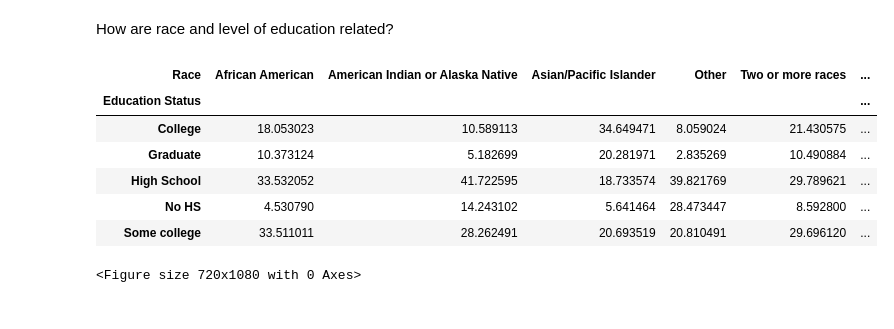
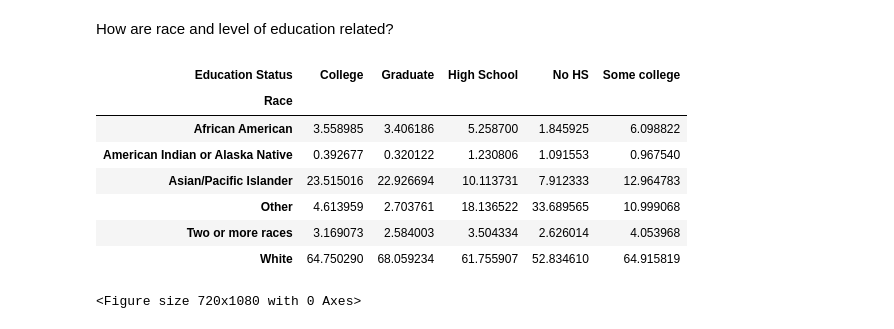
Before and after one commit to ds-modules/CP-113A, a Jupyter notebook: Final-Notebook2.ipynb, the cells around one changed output. Drawn from its saved outputs; the diff is of its cells as text; code cells hidden in the pictures.

```diff
--- a/Final-Notebook2.ipynb
+++ b/Final-Notebook2.ipynb
@@ -683,16 +683,17 @@ The long tail in our violin plots mean that there are some people whose income r
 # %% [markdown]
 How are race and level of education related?
 # %%
-education_race = pd.crosstab(education['Education Status'],education['Race'], normalize='columns') * 100
+education_race = pd.crosstab(education['Race'],education['Education Status'], normalize='columns') * 100
 education_race
 # %% [output]
-| Race | African American | American Indian or Alaska Native | Asian/Pacific Islander | Other | Two or more races | ... |
-| Education Status |  |  |  |  |  | ... |
-| College | 18.053023 | 10.589113 | 34.649471 | 8.059024 | 21.430575 | ... |
-| Graduate | 10.373124 | 5.182699 | 20.281971 | 2.835269 | 10.490884 | ... |
-| High School | 33.532052 | 41.722595 | 18.733574 | 39.821769 | 29.789621 | ... |
-| No HS | 4.530790 | 14.243102 | 5.641464 | 28.473447 | 8.592800 | ... |
-| Some college | 33.511011 | 28.262491 | 20.693519 | 20.810491 | 29.696120 | ... |
+| Education Status | College | Graduate | High School | No HS | Some college |
+| Race |  |  |  |  |  |
+| African American | 3.558985 | 3.406186 | 5.258700 | 1.845925 | 6.098822 |
+| American Indian or Alaska Native | 0.392677 | 0.320122 | 1.230806 | 1.091553 | 0.967540 |
+| Asian/Pacific Islander | 23.515016 | 22.926694 | 10.113731 | 7.912333 | 12.964783 |
+| Other | 4.613959 | 2.703761 | 18.136522 | 33.689565 | 10.999068 |
+| Two or more races | 3.169073 | 2.584003 | 3.504334 | 2.626014 | 4.053968 |
+| White | 64.750290 | 68.059234 | 61.755907 | 52.834610 | 64.915819 |
 # %%
 plt.figure(figsize=(10, 15));
 ax = sns.catplot(x='Education Status', col='Race',
```
Also changed, not shown: parts of 27 cells of this notebook.
